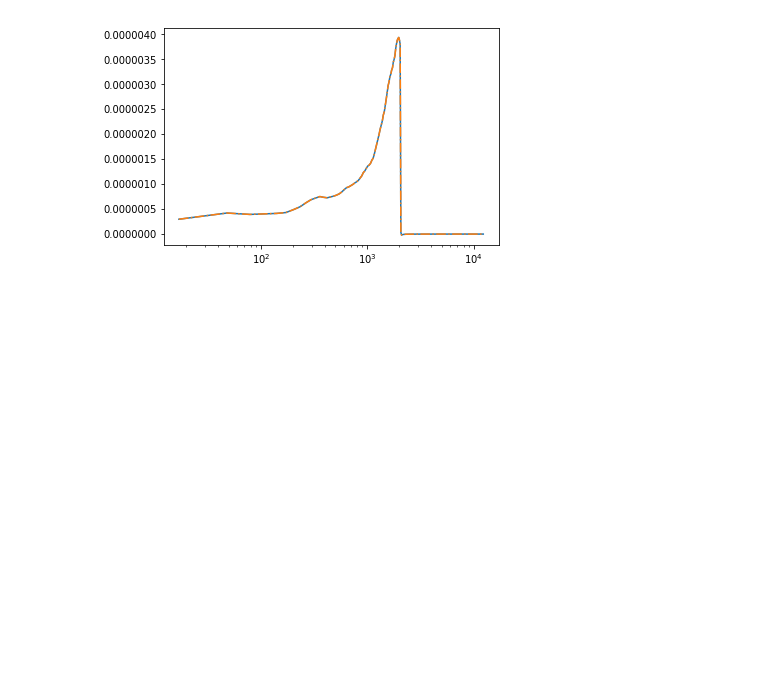
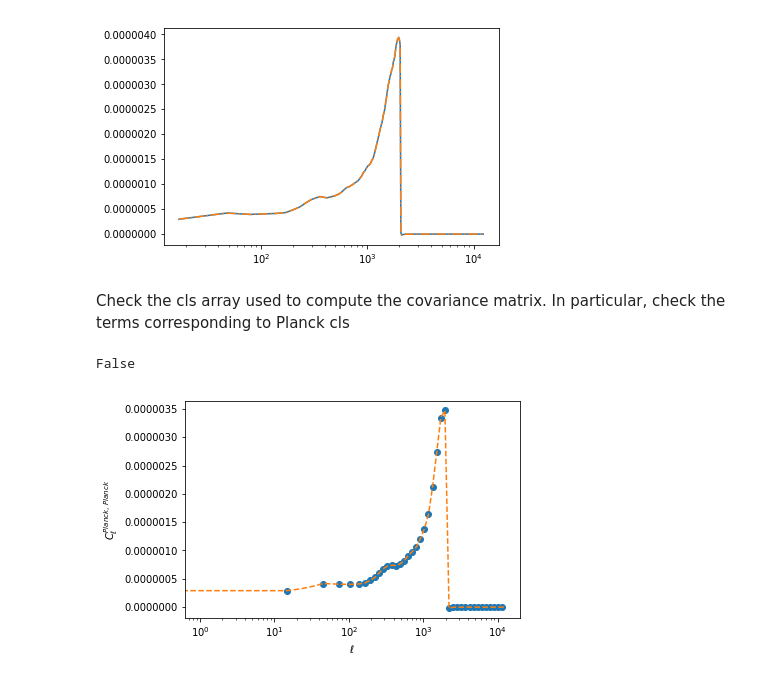
Before and after one commit to damonge/S8z, a Jupyter notebook: notebooks/Cls-checks-all.ipynb, the cells around one changed output. Drawn from its saved outputs; the diff is of its cells as text; code cells hidden in the pictures; blank space fills up the shorter version.

```diff
--- a/notebooks/Cls-checks-all.ipynb
+++ b/notebooks/Cls-checks-all.ipynb
@@ -263,3 +263,24 @@ def load_thErrors():
     return np.array(err)
 # %%
 # err_arr = load_thErrors()
+# %% [markdown]
+Check the cls array used to compute the covariance matrix. In particular, check the terms corresponding to Planck cls
+# %%
+outdir = '/mnt/extraspace/gravityls_3/S8z/Cls/all_together/'
+th_cls_file = np.load(outdir + 'th_cls_all_with_noise.npz')
+th_ell, th_cls = th_cls_file['ell'], th_cls_file['cls']
+
+cls_obs_file = np.load(outdir + 'cl_all_with_noise.npz')
+lbpw, cls_obs = cls_obs_file['l'], cls_obs_file['cls']
+
+print((th_cls[:-1, :-1] == th_cls[:-1, :-1].swapaxes(0,1)).all())
+
+plt.semilogx(lbpw, cls_obs[-1, -1], 'o')
+plt.semilogx(th_ell, th_cls[-1, -1], '--')
+plt.xlabel(r'$\ell$')
+plt.ylabel(r'$C_\ell^{Planck,\, Planck}$')
+plt.show()
+plt.close()
+# %% [output]
+False
+[figure, added]
```
Also changed, not shown: parts of 8 cells of this notebook, 8 other files.
